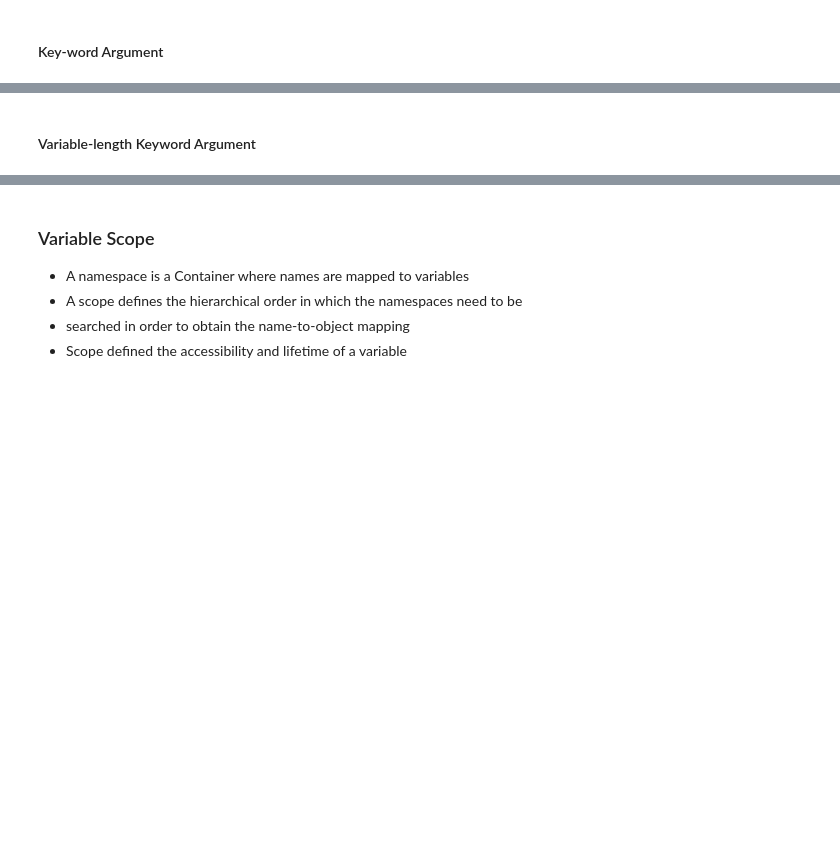
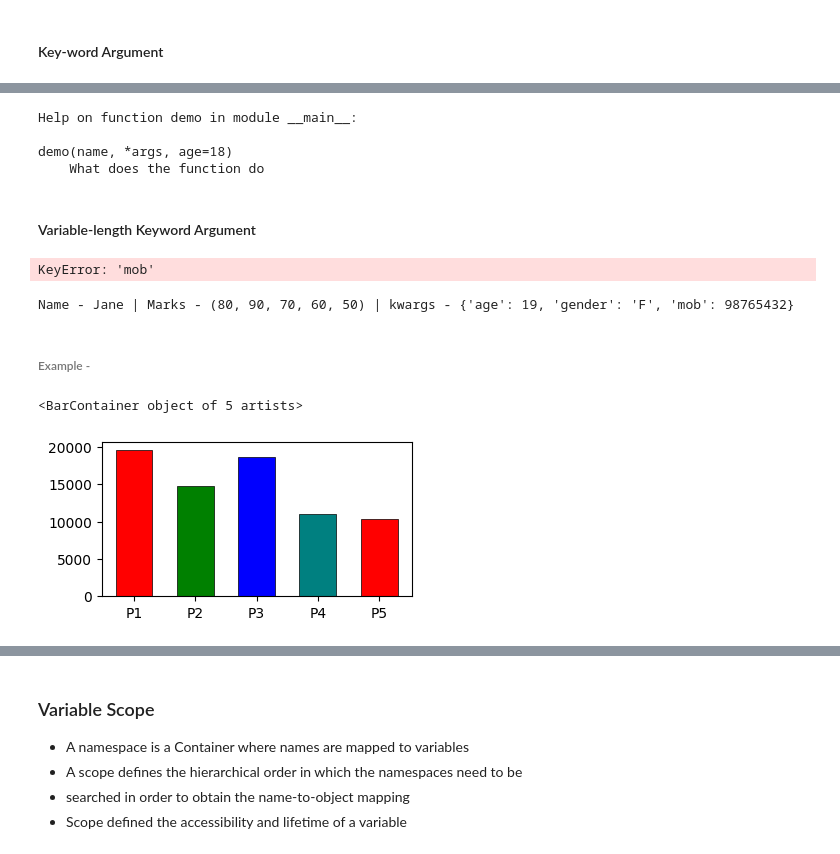
Before and after one commit to knowledge-corner/Oracle_Nov_24, a Jupyter notebook: Day - 3.ipynb, the cells around one changed output, grey strips where cells are left out. Saved outputs shown, nothing was run; the diff lists cells and outputs as text; code cells hidden in the pictures; blank space fills up the shorter version.

```diff
--- a/Day - 3.ipynb
+++ b/Day - 3.ipynb
@@ -36,2 +201,36 @@ def `function-name` (`parameters if any`):
+# %%
+help(demo)
+# %% [output]
+Help on function demo in module __main__:
+
+demo(name, *args, age=18)
+    What does the function do
 # %% [markdown]
 #### Variable-length Keyword Argument
+# %%
+def demo(name, *args, age = 18, **kwargs) :
+    print(f"Name - {name} | Age - {age} | Marks - {args} | kwargs - {kwargs} | Mob - {kwargs["mob"]}")
+
+demo("Jane", 80, 90, 70, 60, 50, age = 19, gender = "F")
+# %% [output]
+KeyError: 'mob'
+# %%
+def demo(name, *args, **kwargs) :
+    print(f"Name - {name} | Marks - {args} | kwargs - {kwargs}")
+
+demo("Jane", 80, 90, 70, 60, 50, age = 19, gender = "F", mob = 98765432)
+# %% [output]
+Name - Jane | Marks - (80, 90, 70, 60, 50) | kwargs - {'age': 19, 'gender': 'F', 'mob': 98765432}
+# %% [markdown]
+###### Example -
+# %%
+import matplotlib.pyplot as plt
+import random as r
+plt.figure(figsize=(4,2))
+products = ["P1", "P2", "P3", "P4", "P5"]
+sales = [r.randint(10000, 20000) for i in range(5)]
+
+plt.bar(color = ["red", "green", "blue", "teal"], width = 0.6, x = products, edgecolor = "black", linewidth = 0.5, height=sales)
+# %% [output]
+<BarContainer object of 5 artists>
+[figure, added]
```
Also changed, not shown: parts of 133 cells of this notebook, 1 other file.
